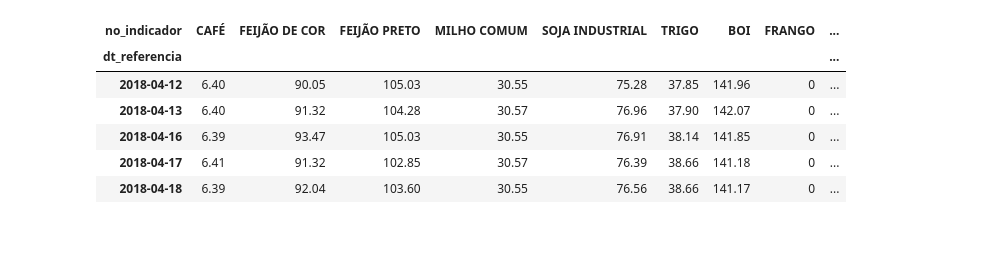
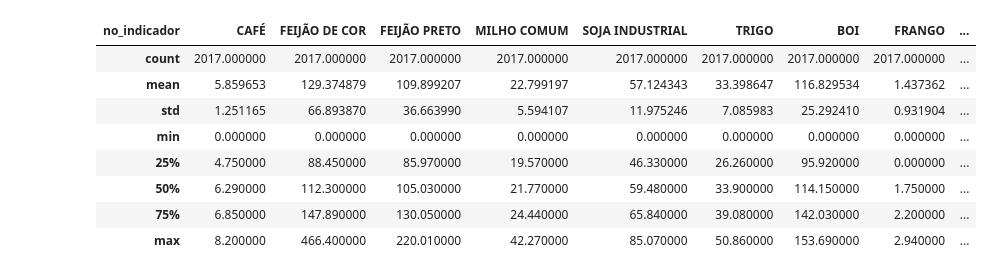
Before and after one commit to royopa/deral-scraper, a Jupyter notebook: analise.ipynb, the cells around one changed output. Drawn from its saved outputs; the diff is of its cells as text; code cells hidden in the pictures; blank space fills up the shorter version.

```diff
--- a/analise.ipynb
+++ b/analise.ipynb
@@ -74,23 +74,25 @@ df.tail()
 # %%
 columnsTitles = [
     'CAFÉ',
     'FEIJÃO DE COR',
     'FEIJÃO PRETO',
     'MILHO COMUM',
     'SOJA INDUSTRIAL',
     'TRIGO',
     'BOI',
     'FRANGO',
     'SUÍNO EM PÉ'
 ]
 
 df = df.reindex(columns=columnsTitles)
-df.tail()
+df.describe()
 # %% [output]
 | no_indicador | CAFÉ | FEIJÃO DE COR | FEIJÃO PRETO | MILHO COMUM | SOJA INDUSTRIAL | TRIGO | BOI | FRANGO | ... |
-| dt_referencia |  |  |  |  |  |  |  |  | ... |
-| 2018-04-12 | 6.40 | 90.05 | 105.03 | 30.55 | 75.28 | 37.85 | 141.96 | 0 | ... |
-| 2018-04-13 | 6.40 | 91.32 | 104.28 | 30.57 | 76.96 | 37.90 | 142.07 | 0 | ... |
-| 2018-04-16 | 6.39 | 93.47 | 105.03 | 30.55 | 76.91 | 38.14 | 141.85 | 0 | ... |
-| 2018-04-17 | 6.41 | 91.32 | 102.85 | 30.57 | 76.39 | 38.66 | 141.18 | 0 | ... |
-| 2018-04-18 | 6.39 | 92.04 | 103.60 | 30.55 | 76.56 | 38.66 | 141.17 | 0 | ... |
+| count | 2017.000000 | 2017.000000 | 2017.000000 | 2017.000000 | 2017.000000 | 2017.000000 | 2017.000000 | 2017.000000 | ... |
+| mean | 5.859653 | 129.374879 | 109.899207 | 22.799197 | 57.124343 | 33.398647 | 116.829534 | 1.437362 | ... |
+| std | 1.251165 | 66.893870 | 36.663990 | 5.594107 | 11.975246 | 7.085983 | 25.292410 | 0.931904 | ... |
+| min | 0.000000 | 0.000000 | 0.000000 | 0.000000 | 0.000000 | 0.000000 | 0.000000 | 0.000000 | ... |
+| 25% | 4.750000 | 88.450000 | 85.970000 | 19.570000 | 46.330000 | 26.260000 | 95.920000 | 0.000000 | ... |
+| 50% | 6.290000 | 112.300000 | 105.030000 | 21.770000 | 59.480000 | 33.900000 | 114.150000 | 1.750000 | ... |
+| 75% | 6.850000 | 147.890000 | 130.050000 | 24.440000 | 65.840000 | 39.080000 | 142.030000 | 2.200000 | ... |
+| max | 8.200000 | 466.400000 | 220.010000 | 42.270000 | 85.070000 | 50.860000 | 153.690000 | 2.940000 | ... |
```
Also changed, not shown: parts of 5 cells of this notebook, 5 other files.
